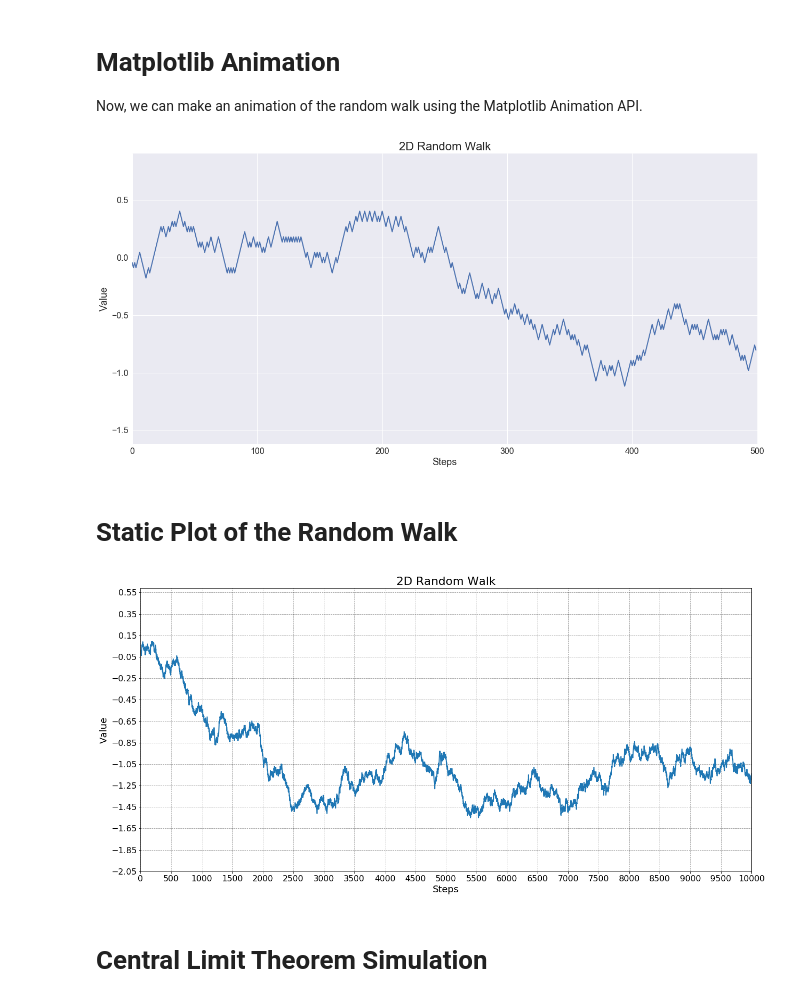
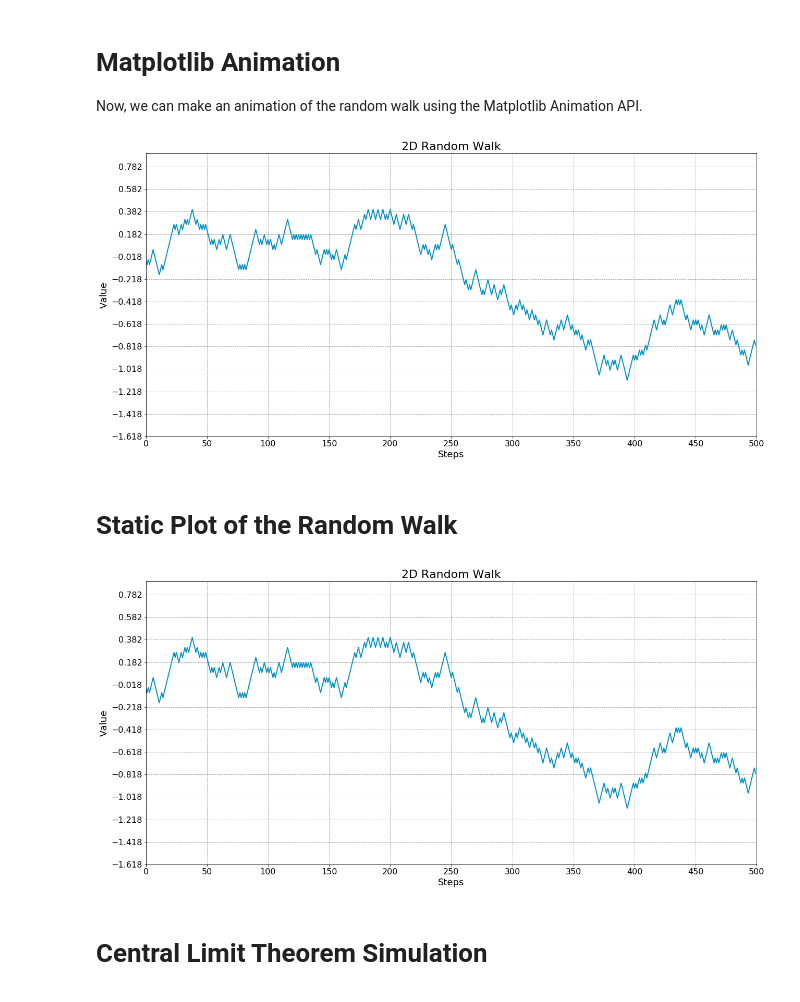
Before and after one commit to IlievskiV/Amusive-Blogging-N-Coding, a Jupyter notebook: Random Processes/random_walk_animation.ipynb, the cells around one changed output. Saved outputs shown, nothing was run; the diff lists cells and outputs as text; code cells hidden in the pictures.

```diff
--- a/Random Processes/random_walk_animation.ipynb
+++ b/Random Processes/random_walk_animation.ipynb
@@ -12,9 +12,6 @@ import matplotlib.animation as animation
 
 # set a random seed
 np.random.seed(1234)
-
-# set larger font size
-plt.rcParams.update({'font.size': 18})
 # %%
 def random_walk(N):
     """
@@ -35,7 +32,7 @@ def random_walk(N):
     return random_walk, random_increments
 # %%
 # generate a random walk
-N = 10000
+N = 500
 R, epsilon = random_walk(N)
 
 # normalize the random walk using the Central Limit Theorem
@@ -46,11 +43,14 @@ Now, we can make an animation of the random walk using the Matplotlib Animation
 # %%
 fig = plt.figure(figsize=(21, 10))
 ax = plt.axes(xlim=(0, N), ylim=(np.min(R) - 0.5, np.max(R) + 0.5))
-line, = ax.plot([], [], lw=2)
+line, = ax.plot([], [], lw=2, color='#0492C2')
+ax.set_xticks(np.arange(0, N+1, 50))
+ax.set_yticks(np.arange(np.min(R) - 0.5, np.max(R) + 0.5, 0.2))
 ax.set_title('2D Random Walk', fontsize=22)
 ax.set_xlabel('Steps', fontsize=18)
 ax.set_ylabel('Value', fontsize=18)
 ax.tick_params(labelsize=16)
+ax.grid(True, which='major', linestyle='--', color='black', alpha=0.4)
 
 # initialization function
 def init():
@@ -77,24 +77,24 @@ anim = animation.FuncAnimation(fig, animate, init_func=init, frames=N, interval=
 # save the animation as mp4 video file
 anim.save('random_walk.gif',writer='imagemagick')
 # %% [output]
-[figure, old version]
+[figure, new version]
 # %% [markdown]
 # Static Plot of the Random Walk
 # %%
 fig = plt.figure(figsize=(21, 10))
 ax = plt.axes(xlim=(0, N), ylim=(np.min(R) - 0.5, np.max(R) + 0.5))
-line, = ax.plot(R, lw=2)
-ax.set_xticks(np.arange(0, N+1, 500))
+line, = ax.plot(R, lw=2, color='#0492C2')
+ax.set_xticks(np.arange(0, N+1, 50))
 ax.set_yticks(np.arange(np.min(R) - 0.5, np.max(R) + 0.5, 0.2))
 ax.set_title('2D Random Walk', fontsize=22)
 ax.set_xlabel('Steps', fontsize=18)
 ax.set_ylabel('Value', fontsize=18)
 ax.tick_params(labelsize=16)
 ax.grid(True, which='major', linestyle='--', color='black', alpha=0.4)
 
 plt.show()
 # %% [output]
-[figure, old version]
+[figure, new version]
 # %% [markdown]
 # Central Limit Theorem Simulation
 # %% [markdown]
```
Also changed, not shown: parts of 2 cells of this notebook, 2 other files.
